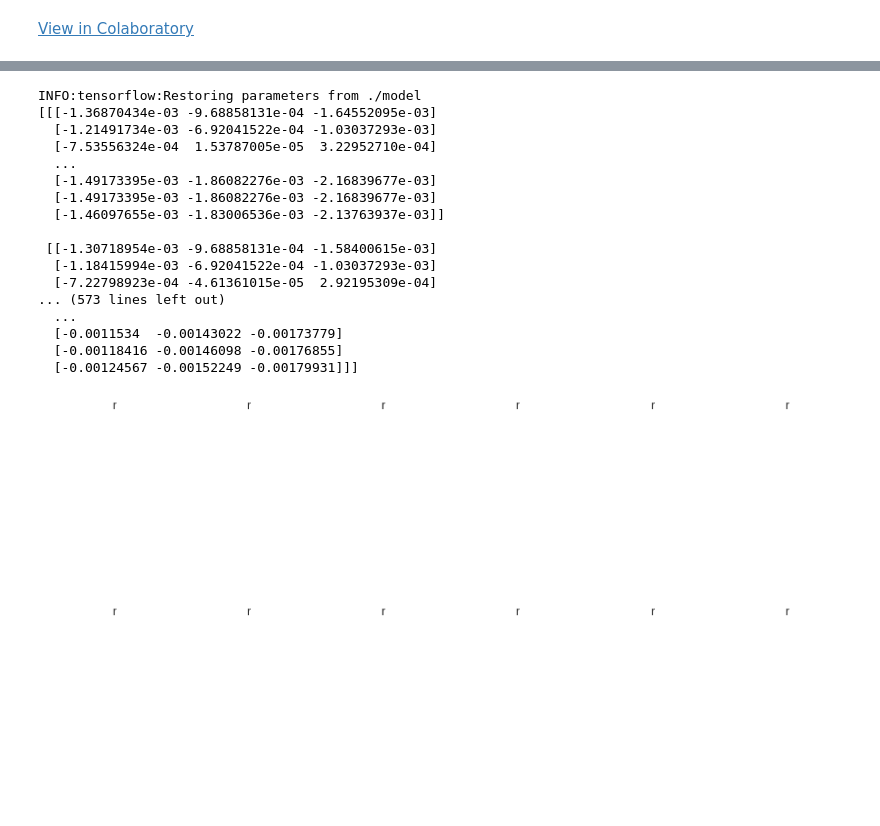
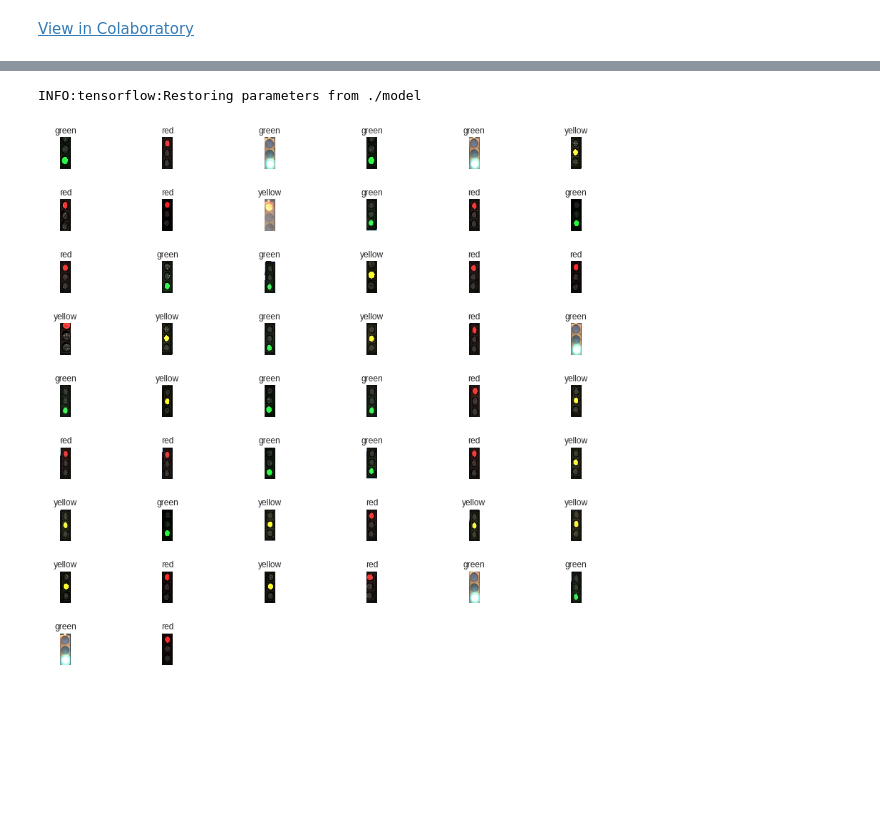
Before and after one commit to UjjwalSaxena/Behavior-Cloning-DataSet-Ujjwal, a Jupyter notebook: Hello,_Colaboratory.ipynb, the cells around one changed output, grey strips where cells are left out. Drawn from its saved outputs; the diff is of its cells as text; code cells hidden in the pictures; blank space fills up the shorter version.

```diff
--- a/Hello,_Colaboratory.ipynb
+++ b/Hello,_Colaboratory.ipynb
@@ -108,7 +105,7 @@ for j in range(len(sorted_images)):
 # %%
 
 #HYPER parameters tuning
-EPOCHS = 50
+EPOCHS = 15
 # BATCH_SIZE = 128
 prob=0.5
 rate = 0.001
@@ -164,8 +162,13 @@ keep_prob=tf.placeholder(tf.float32, name='prob')
 one_hot= tf.one_hot(y,num_of_classes)
 # %%
 logits_x=layers(x, keep_prob)
-cross_entropy= tf.nn.softmax_cross_entropy_with_logits(labels=one_hot, logits=logits_x)
+
+cross_entropy= tf.nn.softmax_cross_entropy_with_logits_v2(labels=one_hot, logits=logits_x)
 loss_operation=tf.reduce_mean(cross_entropy)
+
+correct_prediction = tf.equal(tf.argmax(logits_x, 1), tf.argmax(one_hot, 1))
+accuracy_operation = tf.reduce_mean(tf.cast(correct_prediction, tf.float32))
+
 optimizer= tf.train.AdamOptimizer(learning_rate=rate)
 training_operation=optimizer.minimize(loss_operation)
 saver= tf.train.Saver()
@@ -173,22 +176,27 @@ saver= tf.train.Saver()
 from sklearn.model_selection import train_test_split
 from sklearn.utils import shuffle
 
+x_images,y_labels= shuffle(x_images, y_labels)
 X_train, X_test, y_train, y_test = train_test_split(x_images, y_labels, test_size=0.2)
 
 train_loss=[]
 test_loss=[]
+test_accuracy=[]
 with tf.Session() as sess:
   sess.run(tf.global_variables_initializer())
 
   for i in range(EPOCHS):
-    X_train,Y_train= shuffle(X_train, y_train)
+#     X_train,Y_train= shuffle(X_train, y_train)
     sess.run(training_operation, feed_dict={x:X_train, y:y_train, keep_prob:prob})
+
     loss_train= sess.run(loss_operation, feed_dict={x:X_train, y:y_train, keep_prob:prob })
     train_loss.append(loss_train)
 
-    loss_t= sess.run(loss_operation, feed_dict={x:X_test, y:y_test, keep_prob:prob })
+    accuracy_t,loss_t= sess.run([accuracy_operation, loss_operation], feed_dict={x:X_test, y:y_test, keep_prob:prob })
     test_loss.append(loss_t)
-    print("Epoch {}, tain loss: {:.3f}, test loss: {:.3f}".format(i+1, loss_train,  loss_t))
+    test_accuracy.append(accuracy_t)
+
+    print("Epoch {}, tain loss: {}, test loss: {}, test accuracy: {}".format(i+1, loss_train,  loss_t, accuracy_t))
 
   saver.save(sess, "./model")
   print("Model saved")
@@ -225,44 +232,29 @@ plt.show()
 # %%
 softmax_logits= tf.nn.softmax(logits_x)
-top_k= tf.nn.top_k(softmax_logits, 3)
+X_test,y_test= shuffle(X_test, y_test)
+# top_k= tf.nn.top_k(softmax_logits, 3)
 with tf.Session() as sess:
   sess.run(tf.global_variables_initializer())
   saver.restore(sess, './model')
-  test_softmax_logits= sess.run(softmax_logits, feed_dict={x:x_images, keep_prob: 1})
-  test_top_k= sess.run(top_k, feed_dict={x:x_images, keep_prob: 1})
+  test_softmax_logits= sess.run(softmax_logits, feed_dict={x:X_test, keep_prob: 1})
+#   test_top_k= sess.run(top_k, feed_dict={x:X_test, keep_prob: 1})
 
 labels = []
 images= []
 for i in range(len(X_test)):
-  images.append(x_images[i].squeeze())
-  labels.append(folders[np.argmax(test_softmax_logits[i])][1])
+  images.append(X_test[i].squeeze())
+  labels.append(folders[np.argmax(test_softmax_logits[i])])
 
 plt.figure(figsize=(12,12))
 
-for i in range(12):
-    plt.subplot(4, 6, i+1)
+for i in range(50):
+    plt.subplot(10, 6, i+1)
     plt.axis('off')
     plt.tight_layout()
     plt.title(labels[i])
-#     plt.imshow(images[i])
-    print(images[i])
+    plt.imshow(cv2.cvtColor(images[i], cv2.COLOR_BGR2RGB))
+#     print(images[i])
 plt.show()
 # %% [output]
 INFO:tensorflow:Restoring parameters from ./model
-[[[-1.36870434e-03 -9.68858131e-04 -1.64552095e-03]
-  [-1.21491734e-03 -6.92041522e-04 -1.03037293e-03]
-  [-7.53556324e-04  1.53787005e-05  3.22952710e-04]
-  ...
-  [-1.49173395e-03 -1.86082276e-03 -2.16839677e-03]
-  [-1.49173395e-03 -1.86082276e-03 -2.16839677e-03]
-  [-1.46097655e-03 -1.83006536e-03 -2.13763937e-03]]
-
- [[-1.30718954e-03 -9.68858131e-04 -1.58400615e-03]
-  [-1.18415994e-03 -6.92041522e-04 -1.03037293e-03]
-  [-7.22798923e-04 -4.61361015e-05  2.92195309e-04]
-... (573 lines left out)
-  ...
-  [-0.0011534  -0.00143022 -0.00173779]
-  [-0.00118416 -0.00146098 -0.00176855]
-  [-0.00124567 -0.00152249 -0.00179931]]]
-[figure, old version]
+[figure, new version]
```
Also changed, not shown: parts of 16 cells of this notebook.
